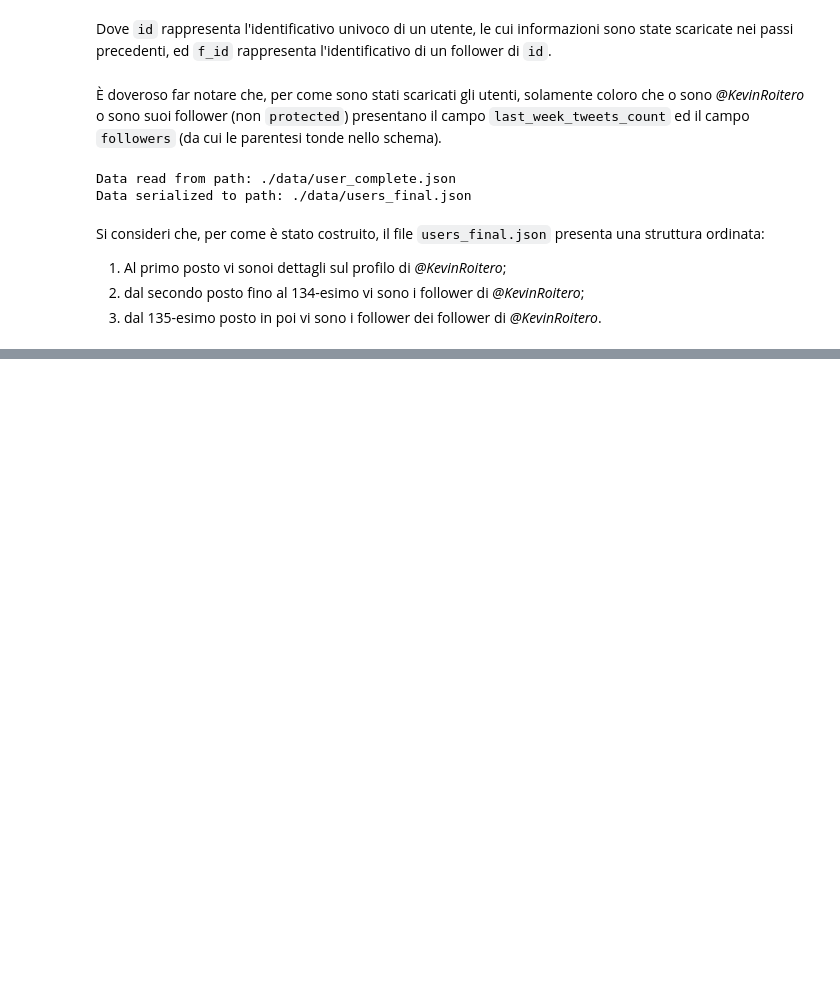
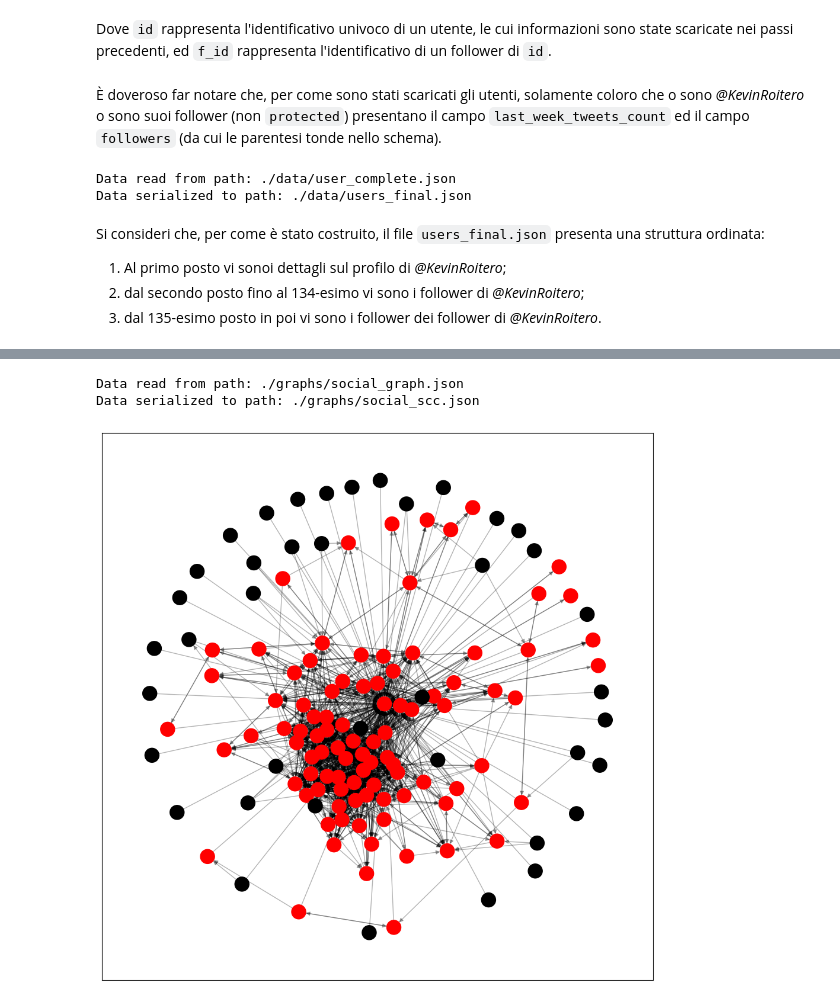
Before and after one commit to TheCancia22/Social-Computing-Project-1-2, a Jupyter notebook: progetto.ipynb, the cells around one changed output, grey strips where cells are left out. Drawn from its saved outputs; the diff is of its cells as text; code cells hidden in the pictures; blank space fills up the shorter version.

```diff
--- a/progetto.ipynb
+++ b/progetto.ipynb
@@ -561,0 +437,44 @@ KeyboardInterrupt:
+# %%
+def highlight_largest_SCC(graph, graph_name):
+    # identifico i nodi appartenenti alla SCC più grande
+    largest = []
+    if nx.is_directed(graph):
+        largest = max(nx.strongly_connected_components(graph), key=len)
+    else:
+        largest = max(nx.connected_components(graph), key=len)
+    # salvo i nodi appartenenti alla scc
+    scc = nx.subgraph(graph, largest)
+
+    # si mappa a ciascun nodo il colore appropriato
+    color_map=[]
+    for node in graph:
+        if node in largest:
+            #se il nodo fa parte della SCC più grande viene colorato di rosso
+            color_map.append('red')
+        else:
+            #altrimenti di nero
+            color_map.append('black')
+
+    # si disegna il grafo con la mappatura definita
+    nx.draw_networkx(
+        graph,
+        pos = nx.spring_layout(graph),
+        node_color = color_map,
+        edge_color = (0,0,0,0.3),
+        with_labels = False
+    )
+
+    # si salva il grafo e si restituisce il sottografo con i nodi appartenenti alla più grande SCC
+    plt.savefig(out_folder+"/"+graph_name+"_SCC.pdf")
+    return scc
+# %%
+# Si evidenzia la SCC più grande per il grafo diretto
+social_graph = nx.node_link_graph(read_json(graph_folder+"/social_graph.json"))
+
+# Serializzazione del sotto-grafo con la più grande SCC
+social_scc = highlight_largest_SCC(social_graph, "social_graph")
+serialize_json(graph_folder, "social_scc.json", nx.node_link_data(social_scc))
+# %% [output]
+Data read from path: ./graphs/social_graph.json
+Data serialized to path: ./graphs/social_scc.json
+[figure, added]
```
Also changed, not shown: parts of 58 cells of this notebook, 9 other files.
